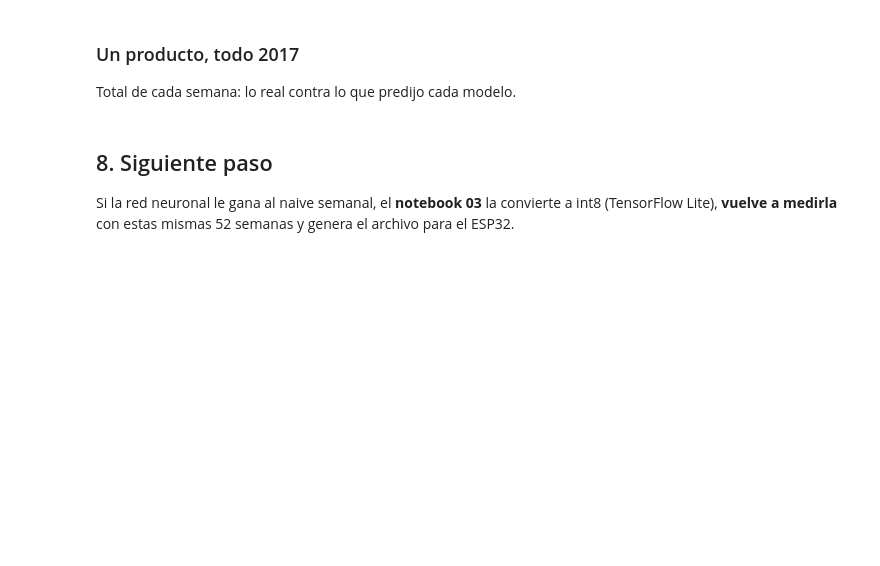
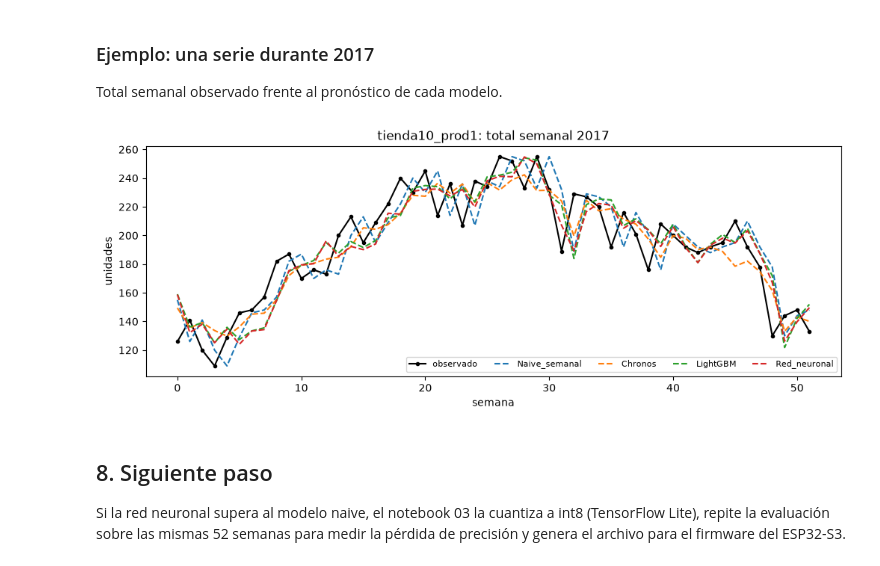
Before and after one commit to Davfyx07/tinyml-inventory-forecast, a Jupyter notebook: ml/notebooks/02_comparacion_2017.ipynb, the cells around one changed output. Drawn from its saved outputs; the diff is of its cells as text; code cells hidden in the pictures; blank space fills up the shorter version.

```diff
--- a/ml/notebooks/02_comparacion_2017.ipynb
+++ b/ml/notebooks/02_comparacion_2017.ipynb
@@ -231,15 +266,17 @@ por_mes.plot(marker="o", figsize=(10, 4), title="WAPE semanal promedio por mes (
-# %% [markdown]
-### Un producto, todo 2017
-
-Total de cada semana: lo real contra lo que predijo cada modelo.
+# %% [markdown]
+### Ejemplo: una serie durante 2017
+
+Total semanal observado frente al pronóstico de cada modelo.
 # %%
 i = 0
 plt.figure(figsize=(12, 4))
-plt.plot(real[:, i].sum(axis=1), "k-o", ms=3, label="real")
+plt.plot(real[:, i].sum(axis=1), "k-o", ms=3, label="observado")
 for m, p in pred.items():
     plt.plot(p[:, i].sum(axis=1), "--", label=m)
-plt.title(f"{ids[i]}: total de cada semana de 2017"); plt.xlabel("semana"); plt.ylabel("unidades"); plt.legend(ncol=5, fontsize=8);
+plt.title(f"{ids[i]}: total semanal 2017"); plt.xlabel("semana"); plt.ylabel("unidades"); plt.legend(ncol=5, fontsize=8);
+# %% [output]
+[figure, added]
 # %% [markdown]
 ## 8. Siguiente paso
 
-Si la red neuronal le gana al naive semanal, el **notebook 03** la convierte a int8 (TensorFlow Lite), **vuelve a medirla** con estas mismas 52 semanas y genera el archivo para el ESP32.
+Si la red neuronal supera al modelo naive, el notebook 03 la cuantiza a int8 (TensorFlow Lite), repite la evaluación sobre las mismas 52 semanas para medir la pérdida de precisión y genera el archivo para el firmware del ESP32-S3.
```
Also changed, not shown: parts of 26 cells of this notebook, 10 other files.
